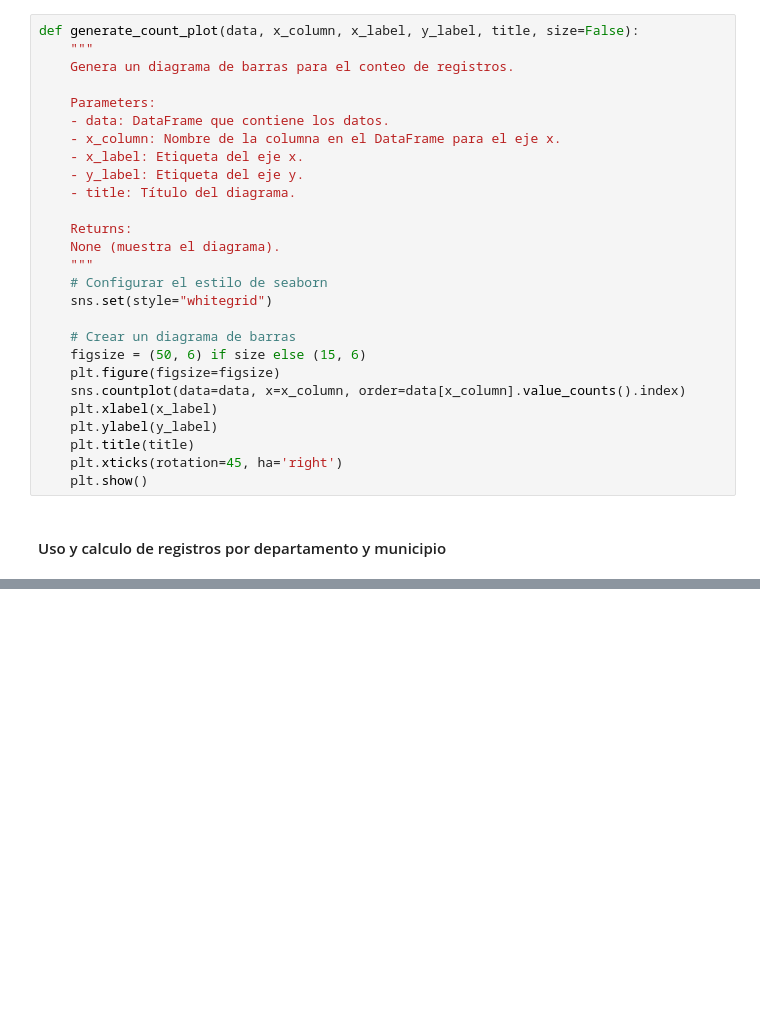
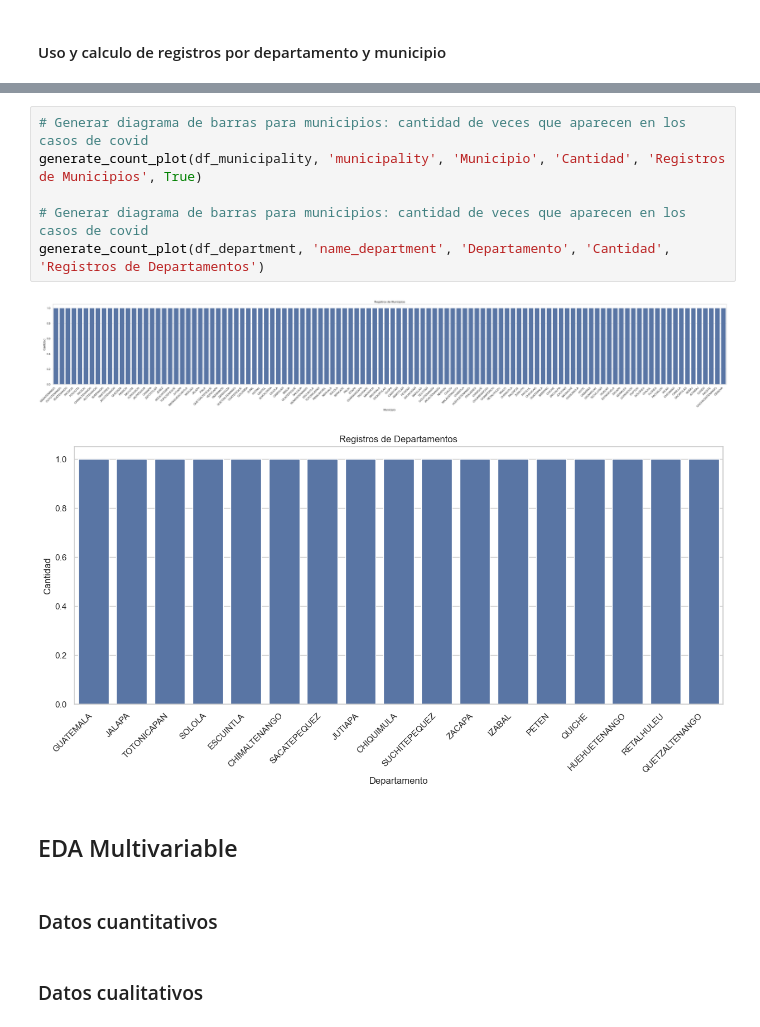
Before and after one commit to Grifiun/Guatemala-COVID19-Data-Analysis, a Jupyter notebook: Fase_2/main.ipynb, the cells around one changed output, grey strips where cells are left out. Saved outputs shown, nothing was run; the diff lists cells and outputs as text; blank space fills up the shorter version.

```diff
--- a/Fase_2/main.ipynb
+++ b/Fase_2/main.ipynb
@@ -181,29 +416,2 @@ plot_analysis(df_mdp, 'cumulative_deaths')
-# %%
-def generate_count_plot(data, x_column, x_label, y_label, title, size=False):
-    """
-    Genera un diagrama de barras para el conteo de registros.
-
-    Parameters:
-    - data: DataFrame que contiene los datos.
-    - x_column: Nombre de la columna en el DataFrame para el eje x.
-    - x_label: Etiqueta del eje x.
-    - y_label: Etiqueta del eje y.
-    - title: Título del diagrama.
-
-    Returns:
-    None (muestra el diagrama).
-    """
-    # Configurar el estilo de seaborn
-    sns.set(style="whitegrid")
-
-    # Crear un diagrama de barras
-    figsize = (50, 6) if size else (15, 6)
-    plt.figure(figsize=figsize)
-    sns.countplot(data=data, x=x_column, order=data[x_column].value_counts().index)
-    plt.xlabel(x_label)
-    plt.ylabel(y_label)
-    plt.title(title)
-    plt.xticks(rotation=45, ha='right')
-    plt.show()
 # %% [markdown]
 #### Uso y calculo de registros por departamento y municipio
@@ -379,0 +426,15 @@ PCA does not accept missing values encoded as NaN natively. For supervised learn
+# %%
+# Generar diagrama de barras para municipios: cantidad de veces que aparecen en los casos de covid
+generate_count_plot(df_municipality, 'municipality', 'Municipio', 'Cantidad', 'Registros de Municipios', True)
+
+# Generar diagrama de barras para municipios: cantidad de veces que aparecen en los casos de covid
+generate_count_plot(df_department, 'name_department', 'Departamento', 'Cantidad', 'Registros de Departamentos')
+# %% [output]
+[figure, added]
+[figure, added]
+# %% [markdown]
+## EDA Multivariable
+# %% [markdown]
+### Datos cuantitativos
+# %% [markdown]
+### Datos cualitativos
```
Also changed, not shown: parts of 41 cells of this notebook.
